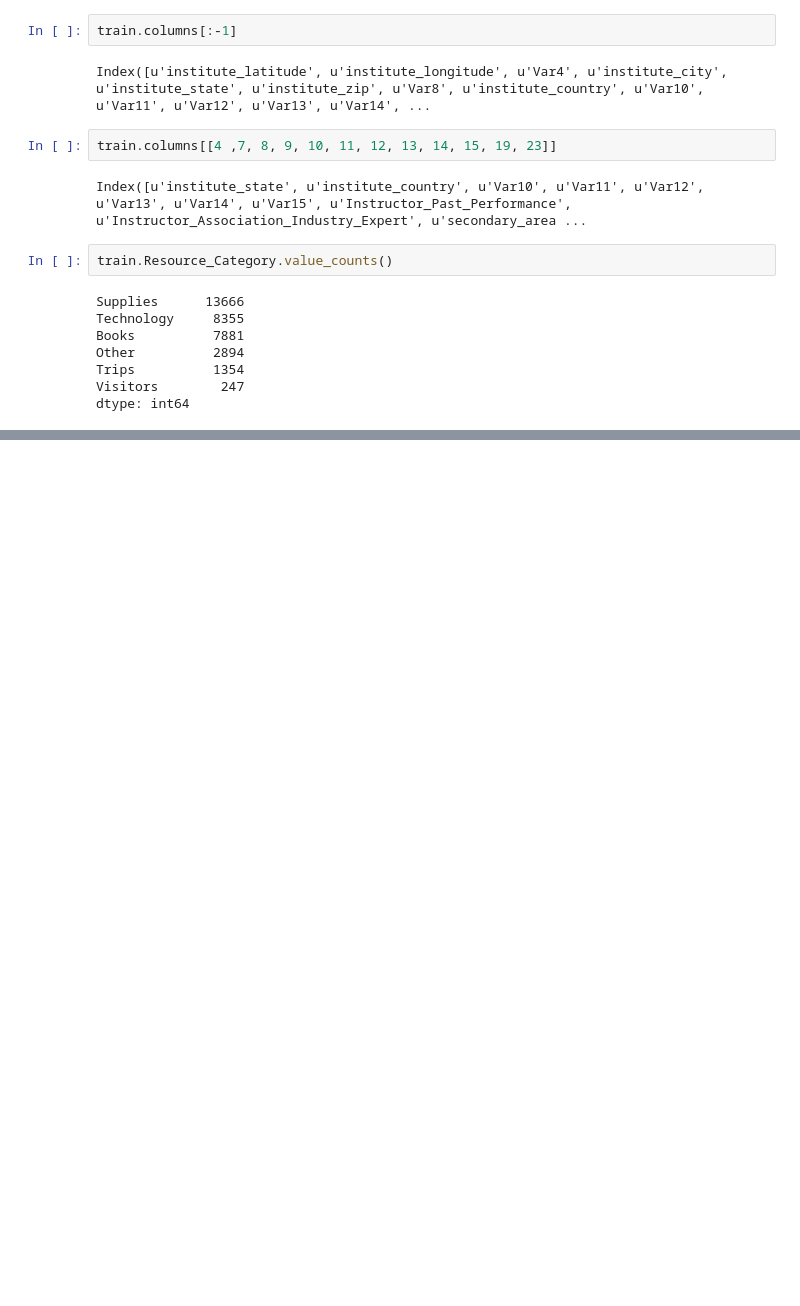
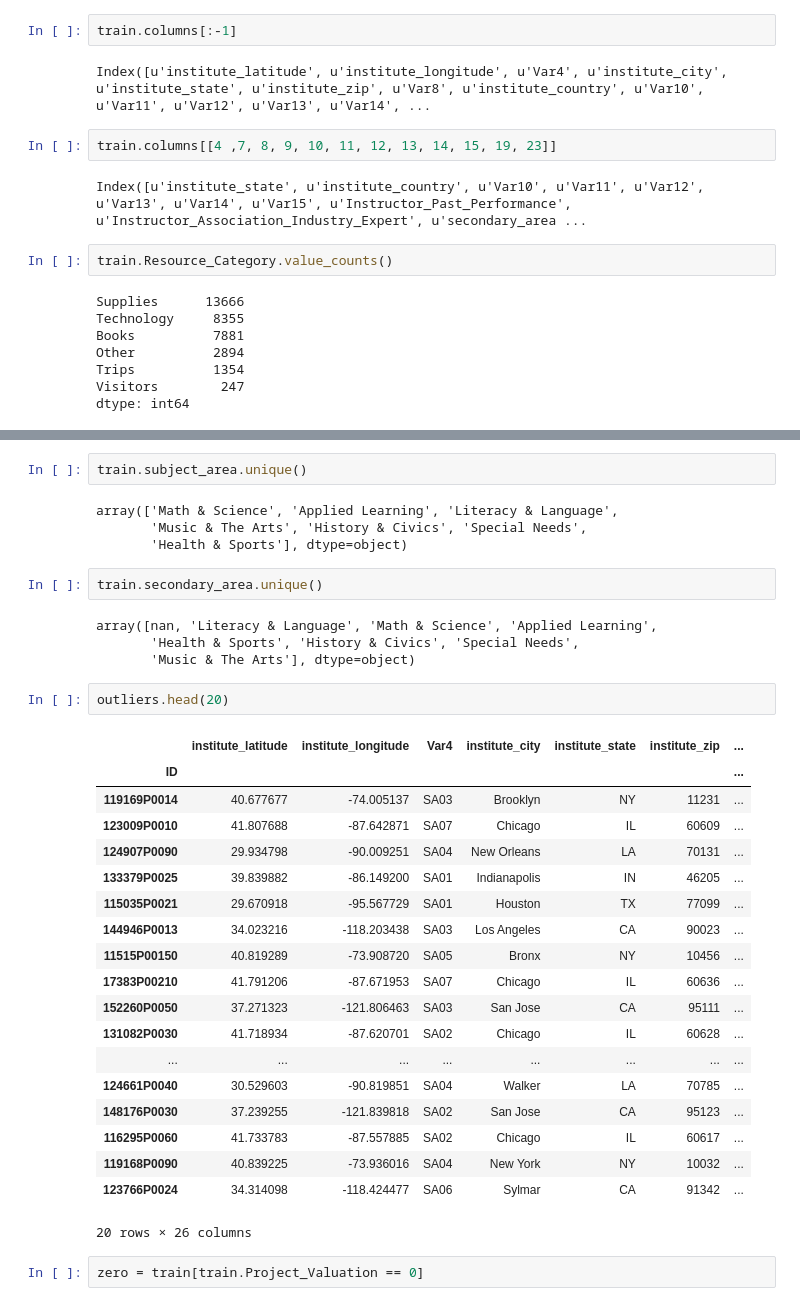
Before and after one commit to numb3r33/predict-grants, a Jupyter notebook: EDA.ipynb, the cells around one changed output, grey strips where cells are left out. Drawn from its saved outputs; the diff is of its cells as text; blank space fills up the shorter version.

```diff
--- a/EDA.ipynb
+++ b/EDA.ipynb
@@ -249,0 +267,36 @@ dtype: int64
+# %%
+train.subject_area.unique()
+# %% [output]
+array(['Math & Science', 'Applied Learning', 'Literacy & Language',
+       'Music & The Arts', 'History & Civics', 'Special Needs',
+       'Health & Sports'], dtype=object)
+# %%
+train.secondary_area.unique()
+# %% [output]
+array([nan, 'Literacy & Language', 'Math & Science', 'Applied Learning',
+       'Health & Sports', 'History & Civics', 'Special Needs',
+       'Music & The Arts'], dtype=object)
+# %%
+outliers.head(20)
+# %% [output]
+|  | institute_latitude | institute_longitude | Var4 | institute_city | institute_state | institute_zip | ... |
+| ID |  |  |  |  |  |  | ... |
+| 119169P0014 | 40.677677 | -74.005137 | SA03 | Brooklyn | NY | 11231 | ... |
+| 123009P0010 | 41.807688 | -87.642871 | SA07 | Chicago | IL | 60609 | ... |
+| 124907P0090 | 29.934798 | -90.009251 | SA04 | New Orleans | LA | 70131 | ... |
+| 133379P0025 | 39.839882 | -86.149200 | SA01 | Indianapolis | IN | 46205 | ... |
+| 115035P0021 | 29.670918 | -95.567729 | SA01 | Houston | TX | 77099 | ... |
+| 144946P0013 | 34.023216 | -118.203438 | SA03 | Los Angeles | CA | 90023 | ... |
+| 11515P00150 | 40.819289 | -73.908720 | SA05 | Bronx | NY | 10456 | ... |
+| 17383P00210 | 41.791206 | -87.671953 | SA07 | Chicago | IL | 60636 | ... |
+| 152260P0050 | 37.271323 | -121.806463 | SA03 | San Jose | CA | 95111 | ... |
+| 131082P0030 | 41.718934 | -87.620701 | SA02 | Chicago | IL | 60628 | ... |
+| ... | ... | ... | ... | ... | ... | ... | ... |
+| 124661P0040 | 30.529603 | -90.819851 | SA04 | Walker | LA | 70785 | ... |
+| 148176P0030 | 37.239255 | -121.839818 | SA02 | San Jose | CA | 95123 | ... |
+| 116295P0060 | 41.733783 | -87.557885 | SA02 | Chicago | IL | 60617 | ... |
+| 119168P0090 | 40.839225 | -73.936016 | SA04 | New York | NY | 10032 | ... |
+| 123766P0024 | 34.314098 | -118.424477 | SA06 | Sylmar | CA | 91342 | ... |
+20 rows × 26 columns
+# %%
+zero = train[train.Project_Valuation == 0]
```
Also changed, not shown: parts of 3 cells of this notebook, 2 other files.
